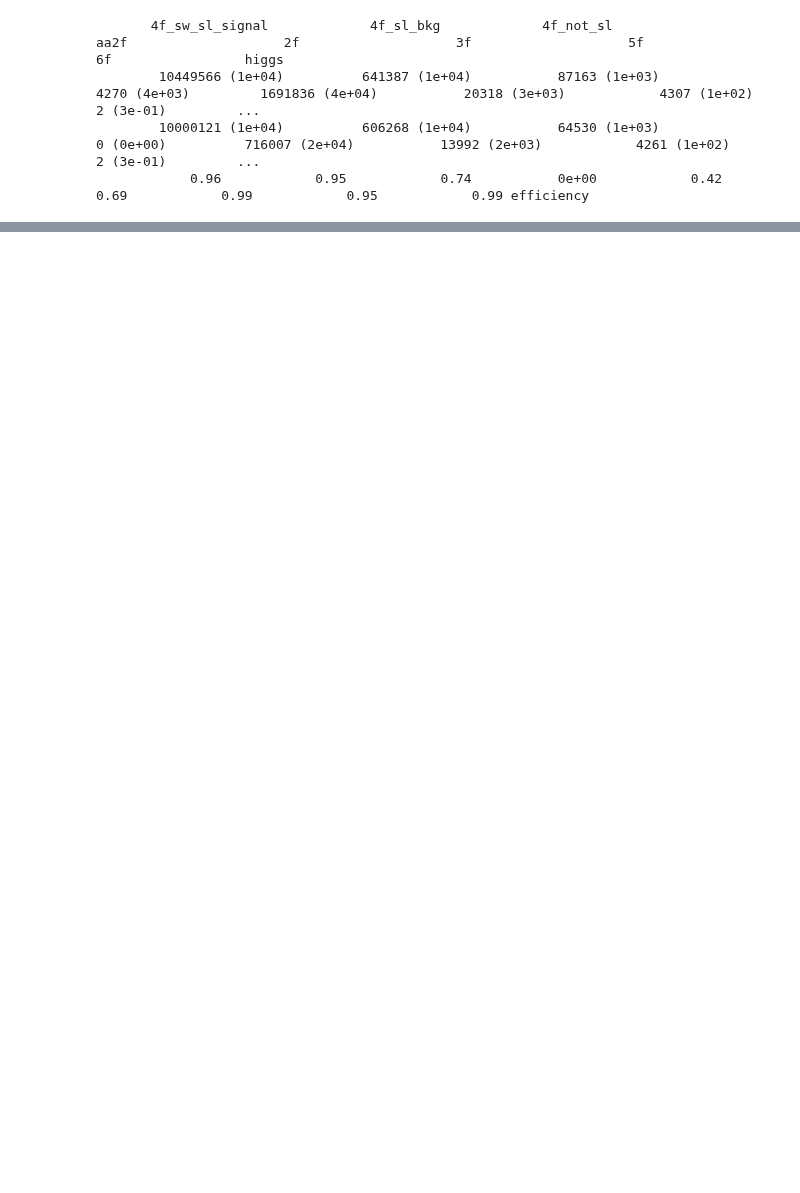
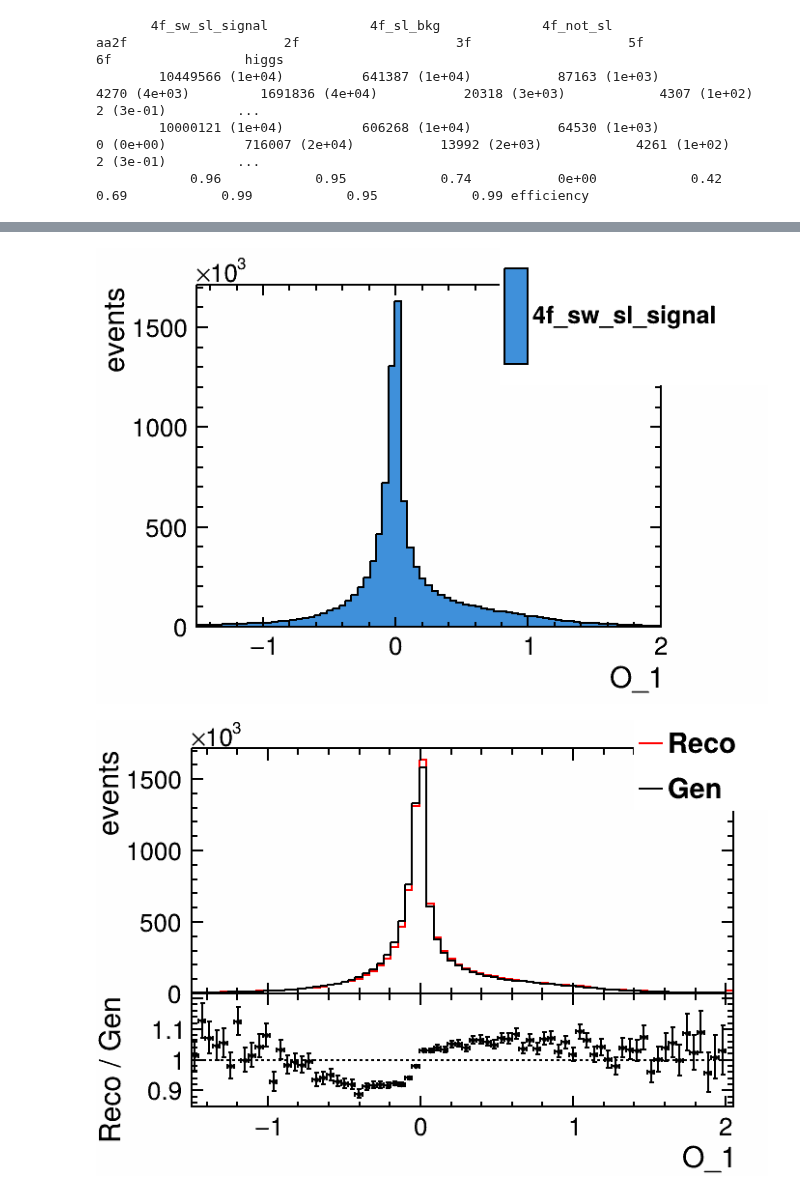
Before and after one commit to Zehvogel/enuW, a Jupyter notebook: miniDST-stage2-test.ipynb, the cells around one changed output, grey strips where cells are left out. Saved outputs shown, nothing was run; the diff lists cells and outputs as text; code cells hidden in the pictures; blank space fills up the shorter version.

```diff
--- a/miniDST-stage2-test.ipynb
+++ b/miniDST-stage2-test.ipynb
@@ -170,0 +178,36 @@ analysis.draw_histogram("true_O_3", categories=signal_category)
+# %%
+ratios = []
+c_ratios = []
+l_ratios = []
+
+for i in range(1, 4):
+    o_stack,*_ = analysis.draw_histogram(f"O_{i}", categories=signal_category)
+    true_o_stack,*_ = analysis.draw_histogram(f"true_O_{i}", categories=signal_category)
+    # there is only one signal hist in the stack
+    o_hist = o_stack.GetHists()[0].Clone()
+    true_o_hist = true_o_stack.GetHists()[0].Clone()
+    o_hist.SetFillColor(0)
+    o_hist.SetLineColor(ROOT.kRed)
+    true_o_hist.SetFillColor(0)
+    true_o_hist.SetLineColor(ROOT.kBlack)
+    ratio = ROOT.TRatioPlot(o_hist, true_o_hist, "pois")
+    ratio.SetH2DrawOpt("hist")
+    c = ROOT.TCanvas()
+    ratio.SetRightMargin(0.05)
+    ratio.SetLeftMargin(0.14)
+    ratio.SetLowBottomMargin(0.375)
+    ratio.SetSeparationMargin(0.)
+    ratio.Draw()
+    ratio.SetSplitFraction(0.4)
+    ratio.GetUpperRefYaxis().SetTitle("events")
+    ratio.GetLowerRefYaxis().SetTitle("Reco / Gen")
+    legend = ROOT.TLegend(0.8, 0.8, 1., 1,)
+    legend.AddEntry(o_hist, "Reco", "l")
+    legend.AddEntry(true_o_hist, "Gen", "l")
+    legend.Draw()
+    c.SaveAs(f"plots/OO/reco_gen_ratio_{i}.png")
+    c.Draw()
+    ratios.append(ratio)
+    c_ratios.append(c)
+    l_ratios.append(legend)
+# %% [output]
@@ -170,0 +223,2 @@ analysis.draw_histogram("true_O_3", categories=signal_category)
+[figure, added]
+[figure, added]
```
Also changed, not shown: parts of 8 cells of this notebook, 3 other files.
